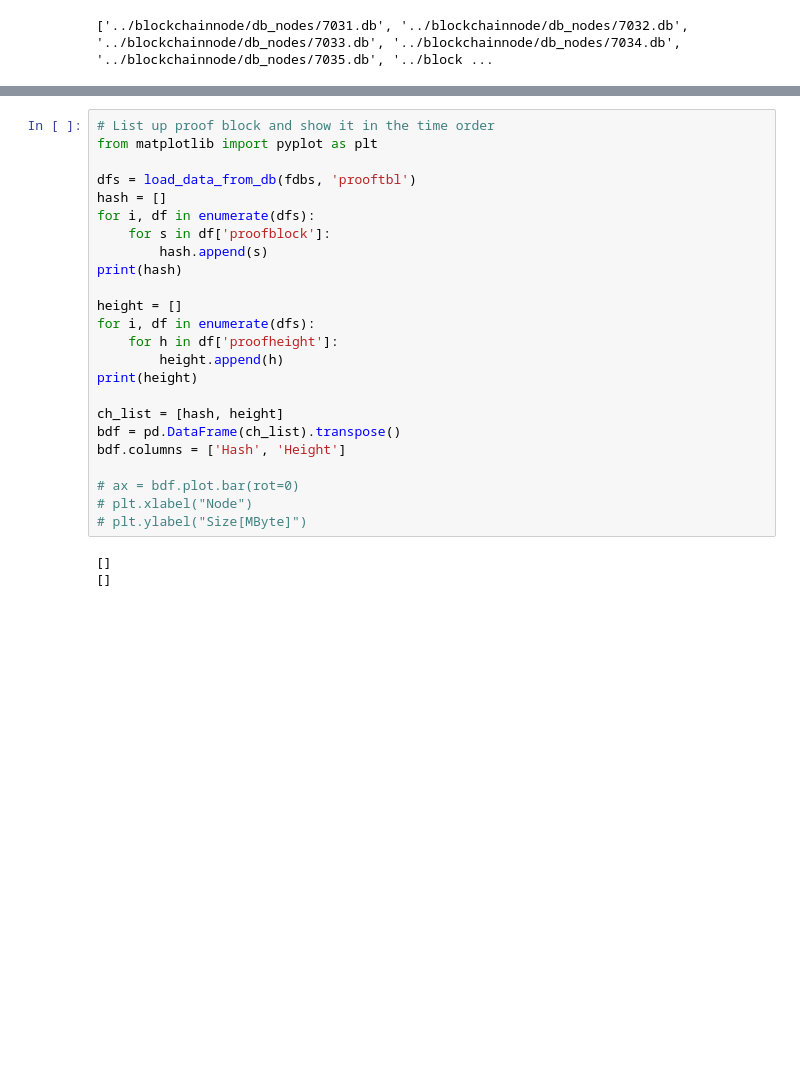
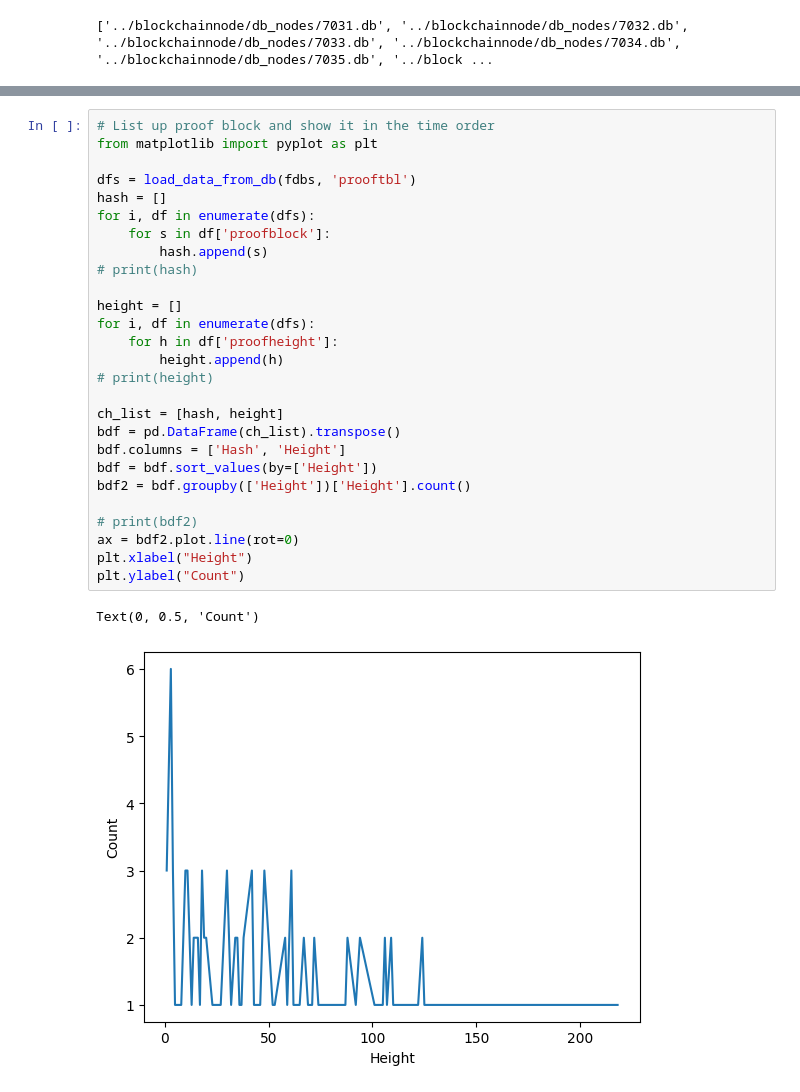
Before and after one commit to JunwookHeo/bcsos, a Jupyter notebook: python_utils/VisualPoS.ipynb, the cells around one changed output, grey strips where cells are left out. Drawn from its saved outputs; the diff is of its cells as text; blank space fills up the shorter version.

```diff
--- a/python_utils/VisualPoS.ipynb
+++ b/python_utils/VisualPoS.ipynb
@@ -117,27 +163,30 @@ Text(0, 0.5, 'Size[MByte]')
 # %%
 # List up proof block and show it in the time order
 from matplotlib import pyplot as plt
 
 dfs = load_data_from_db(fdbs, 'prooftbl')
 hash = []
 for i, df in enumerate(dfs):
     for s in df['proofblock']:
         hash.append(s)
-print(hash)
+# print(hash)
 
 height = []
 for i, df in enumerate(dfs):
     for h in df['proofheight']:
         height.append(h)
-print(height)
+# print(height)
 
 ch_list = [hash, height]
 bdf = pd.DataFrame(ch_list).transpose()
 bdf.columns = ['Hash', 'Height']
+bdf = bdf.sort_values(by=['Height'])
+bdf2 = bdf.groupby(['Height'])['Height'].count()
 
-# ax = bdf.plot.bar(rot=0)
-# plt.xlabel("Node")
-# plt.ylabel("Size[MByte]")
+# print(bdf2)
+ax = bdf2.plot.line(rot=0)
+plt.xlabel("Height")
+plt.ylabel("Count")
 # %% [output]
-[]
-[]
+Text(0, 0.5, 'Count')
+[figure, added]
```
Also changed, not shown: parts of 4 cells of this notebook, 1 other file.
